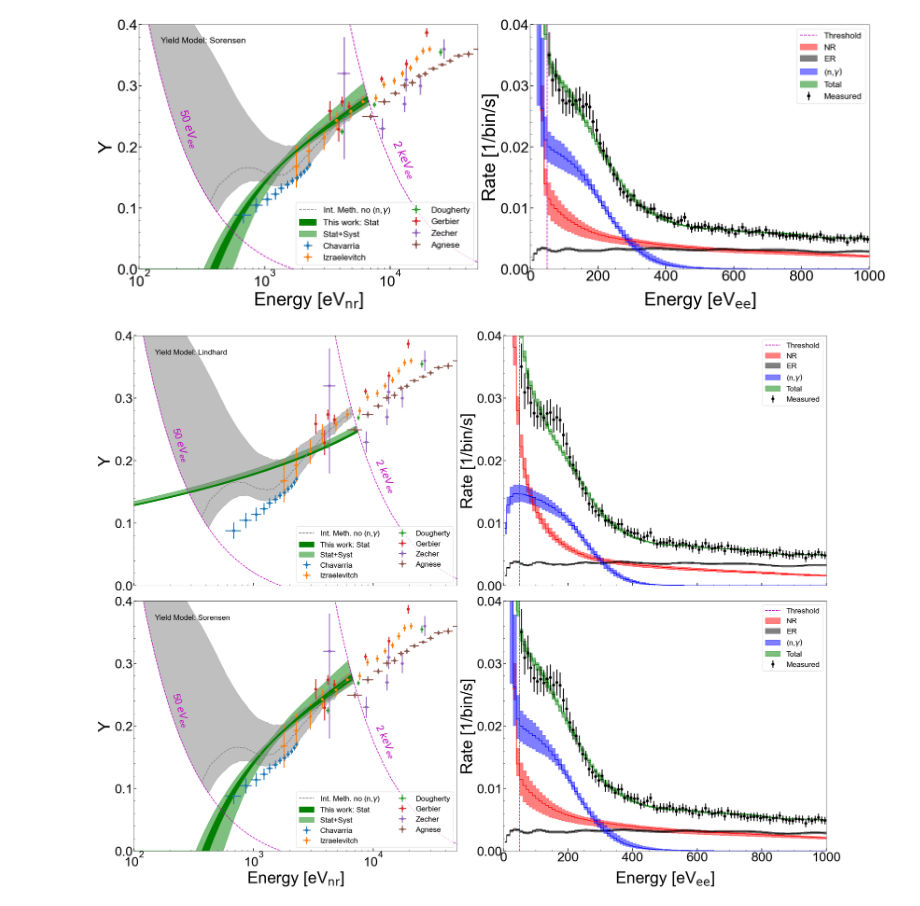
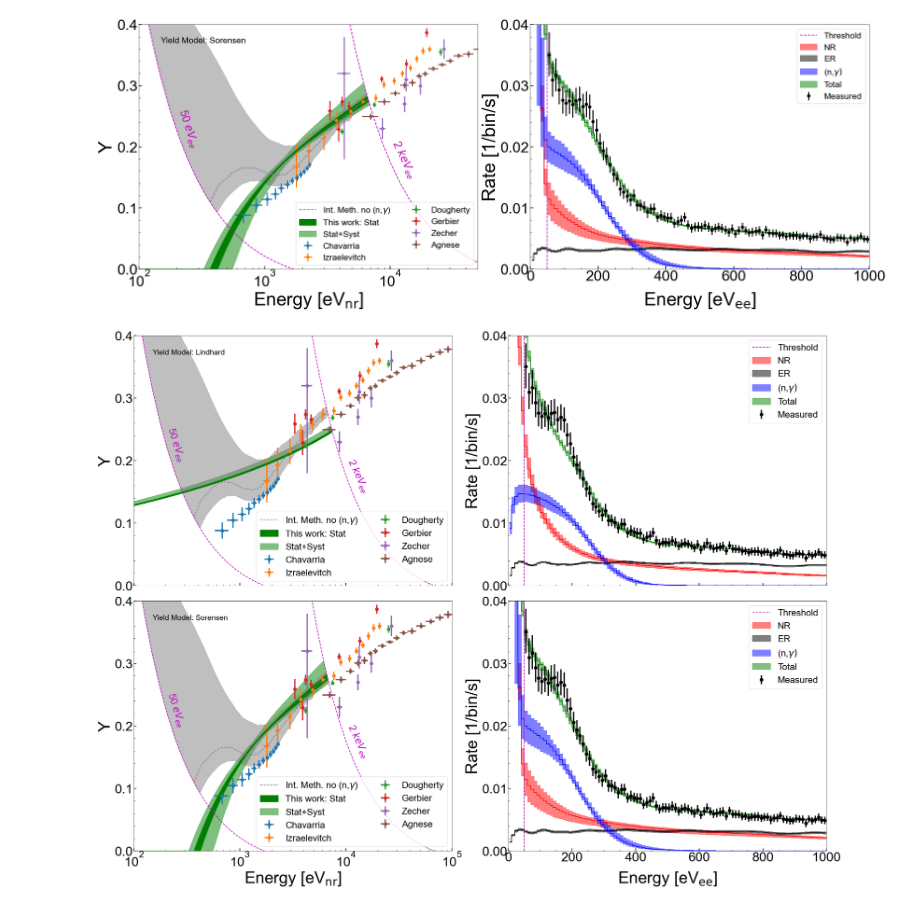
Before and after one commit to villano-lab/nrSiCap, a Jupyter notebook: PRL_Figures/Fig04_Range-Best-Fit.ipynb, the cells around one changed output. Drawn from its saved outputs; the diff is of its cells as text; code cells hidden in the pictures.

Commit message:
[ANV] updated final fit figure

```diff
--- a/PRL_Figures/Fig04_Range-Best-Fit.ipynb
+++ b/PRL_Figures/Fig04_Range-Best-Fit.ipynb
@@ -2422,6 +2422,10 @@ for datai in mcmc_datas:
 #fig,axsmat=subplots(1,2,figsize=(32, 24),sharex=True)
 fig,axsmat=subplots(2,2,figsize=(32, 24), sharex='col')
 #print(axsmat[0][0])
+
+legfontsize=28
+ptsize=10
+lnwidth=4
 
 #axs=[]
 #axs.append(axsmat[0][0])
@@ -2438,7 +2442,7 @@ axs.append(axsmat[1][1])
 #Add other measurements from lit
 pt.plotOldYs(axs[0],datasets=['chav','izr','dough','gerb','zech','agnese'],
              labels=['Chavarria','Izraelevitch','Dougherty','Gerbier','Zecher','Agnese'],
-             fmt='o',markersize=8,linewidth=3)
+             fmt='o',markersize=ptsize,linewidth=lnwidth)
 
 axs[0].text(1.5e2,0.37,'Yield Model: '+model_label,size=23)
 
@@ -2454,7 +2458,7 @@ Ebins=mcmc_datas[1]['Ebins']
 Ebin_ctr=(Ebins[:-1]+Ebins[1:])/2
 
 axs[1].errorbar(Ebin_ctr[Ebin_ctr>50],RQss[1]['N_meas'][Ebin_ctr>50],(RQss[1]['dN_meas'].T[Ebin_ctr>50]).T,
-                ecolor='k', marker='o',markersize=8,color='k', linestyle='none',label='Measured',zorder=5,linewidth=3)
+                ecolor='k', marker='o',markersize=ptsize,color='k', linestyle='none',label='Measured',zorder=5,linewidth=lnwidth)
 
 axs[0].set_prop_cycle(None)#Reset color cycle
 axs[1].set_prop_cycle(None)
@@ -2485,13 +2489,13 @@ axs[0].plot(scanData['lE_nrs'][iBest[iPlot]][Ebin_ctr2>50],scanData['lYs'][iBest
 
 
 #Axes
-axs[0].set_xlim(1e2,5e4);
+axs[0].set_xlim(1e2,1e5);
 axs[0].set_xscale('log')
 axs[0].set_ylim(0,0.4)
 axs[0].yaxis.set_major_locator(plt.MultipleLocator(0.1))
 #axs[0].set_xlabel(r'Energy [eV$_{\mathrm{nr}}$]')
 axs[0].set_ylabel('Y')
-axs[0].legend(loc='lower right',ncol=2,prop={'size': 23})
+axs[0].legend(loc='lower right',ncol=2,prop={'size': legfontsize})
 
 axs[1].set_ylim(0,0.04)
 axs[1].yaxis.set_major_locator(plt.MultipleLocator(0.01))
@@ -2499,7 +2503,7 @@ axs[1].set_xlim(0,1e3)
 #axs[1].set_xlabel(r'Energy [eV$_{\mathrm{ee}}$]')
 axs[1].set_ylabel('Rate [1/bin/s]')
 
-axs[1].legend(loc='upper right', prop={'size': 23})
+axs[1].legend(loc='upper right', prop={'size': legfontsize})
 
 #now Sorensen
 
@@ -2520,7 +2524,7 @@ for datai in mcmc_datas:
 #Add other measurements from lit
 pt.plotOldYs(axs[2],datasets=['chav','izr','dough','gerb','zech','agnese'],
              labels=['Chavarria','Izraelevitch','Dougherty','Gerbier','Zecher','Agnese'],
-             fmt='o',markersize=8,linewidth=3)
+             fmt='o',markersize=ptsize,linewidth=lnwidth)
 
 axs[2].text(1.5e2,0.37,'Yield Model: '+model_label,size=23)
 
@@ -2536,7 +2540,7 @@ Ebins=mcmc_datas[1]['Ebins']
 Ebin_ctr=(Ebins[:-1]+Ebins[1:])/2
 
 axs[3].errorbar(Ebin_ctr[Ebin_ctr>50],RQss[1]['N_meas'][Ebin_ctr>50],(RQss[1]['dN_meas'].T[Ebin_ctr>50]).T,
-                ecolor='k', marker='o',markersize=8,color='k', linestyle='none',label='Measured',zorder=5,linewidth=3)
+                ecolor='k', marker='o',markersize=ptsize,color='k', linestyle='none',label='Measured',zorder=5,linewidth=lnwidth)
 
 axs[2].set_prop_cycle(None)#Reset color cycle
 axs[3].set_prop_cycle(None)
@@ -2560,34 +2564,34 @@ axs[2].plot(np.logspace(-2,5,100),Yiso(np.logspace(-2,5,100),2e3),'--m')
 
 axs[2].text(2e2,0.2,r'50 $eV_{ee}$',size=16,color='m',rotation=-72,fontsize=30)
 axs[2].text(1e4,0.15,r'2 $keV_{ee}$',size=16,color='m',rotation=-65,fontsize=30)
 
 #Add in the integral method
 axs[2].fill(*EYenvelopes[iPlot],colors[iPlot],alpha=0.5,color='grey')
 axs[2].plot(scanData['lE_nrs'][iBest[iPlot]][Ebin_ctr2>50],scanData['lYs'][iBest[iPlot]][Ebin_ctr2>50], colors[iPlot],linestyle='--',color='grey',label=r'Int. Meth. no (n,$\gamma$)')
 
 #Axes
-axs[2].set_xlim(1e2,5e4);
+axs[2].set_xlim(1e2,1e5);
 axs[2].set_xscale('log')
 axs[2].set_ylim(0,0.4)
 axs[2].yaxis.set_major_locator(plt.MultipleLocator(0.1))
 axs[2].set_xlabel(r'Energy [eV$_{\mathrm{nr}}$]')
 axs[2].set_ylabel('Y')
-axs[2].legend(loc='lower right',ncol=2,prop={'size': 23})
+axs[2].legend(loc='lower right',ncol=2,prop={'size': legfontsize})
 
 axs[3].set_ylim(0,0.04)
 #axs[3].set_xscale('linear')
 axs[3].yaxis.set_major_locator(plt.MultipleLocator(0.01))
 axs[3].set_xlim(0,1e3)
 axs[3].set_xlabel(r'Energy [eV$_{\mathrm{ee}}$]')
 axs[3].set_ylabel('Rate [1/bin/s]')
 
-axs[3].legend(loc='upper right', prop={'size': 23})
+axs[3].legend(loc='upper right', prop={'size': legfontsize})
 
 fig.align_labels()
 
 tight_layout()
 
 plt.savefig("figures/PRL_final_fits_and_integral.pdf")
 plt.show()
 # %% [output]
-[figure, old version]
+[figure, new version]
```
Also changed, not shown: 3 other files.
